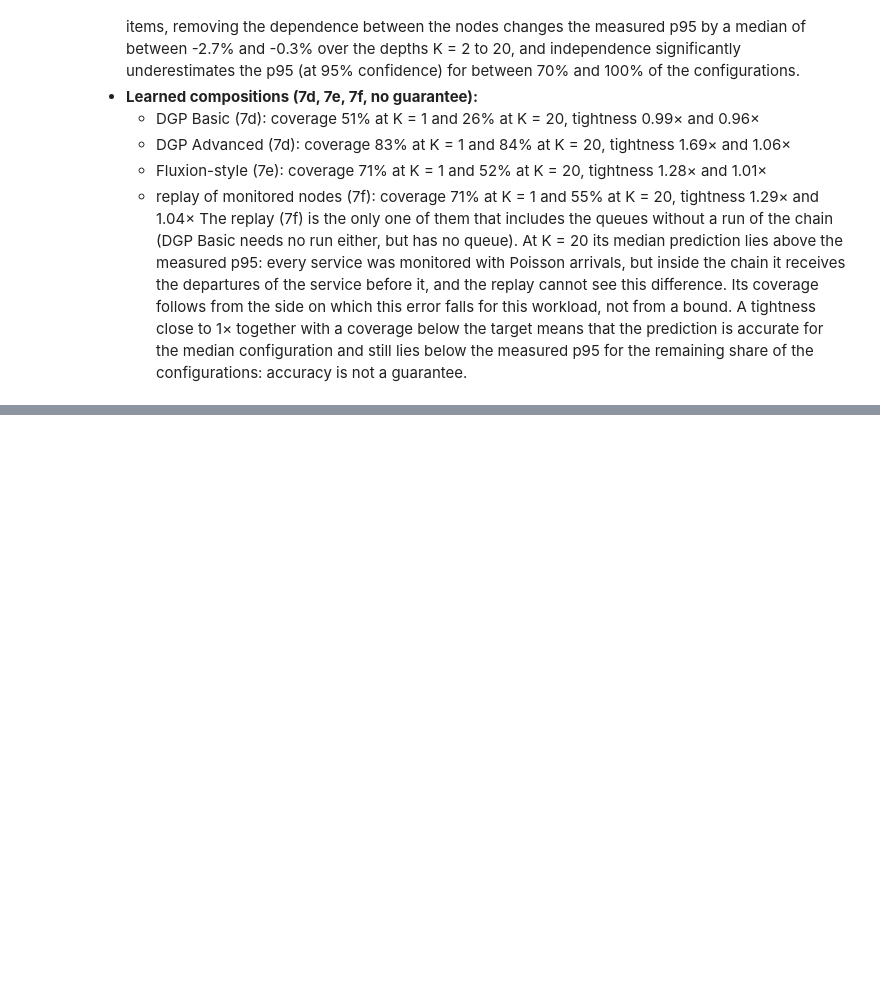
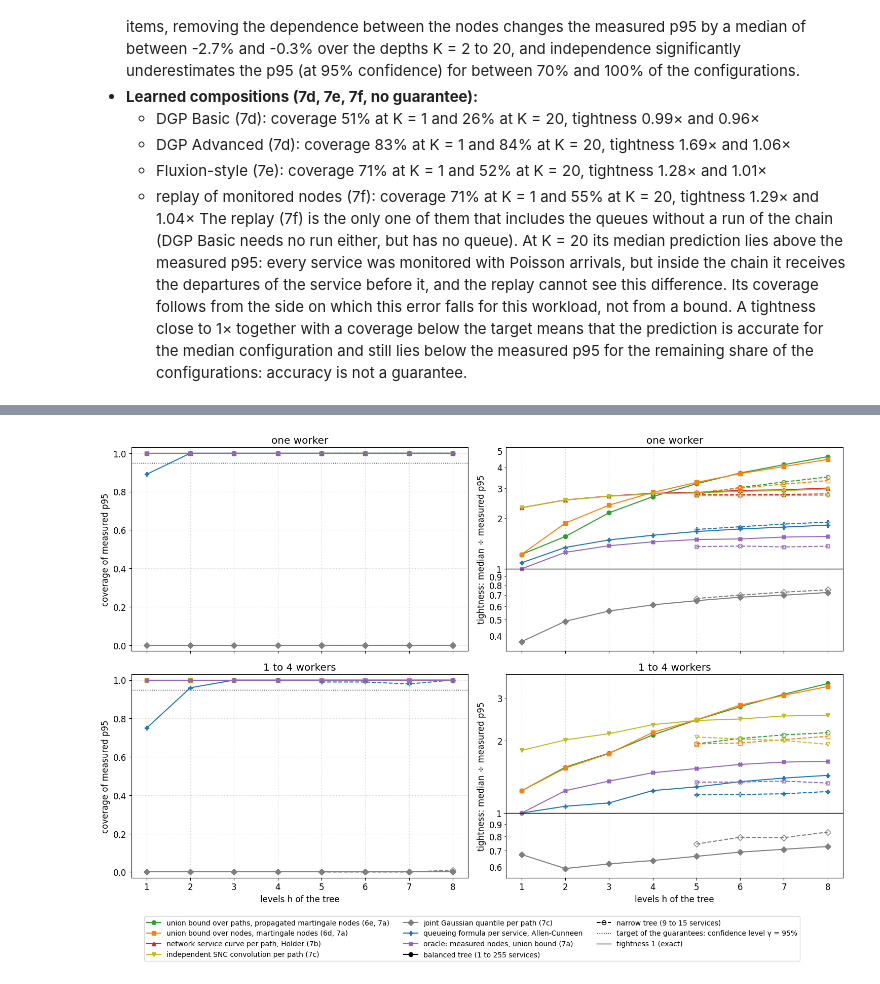
Before and after one commit to borissedlak/composable-autonomous-offerings, a Jupyter notebook: notebooks/tsc/1_method_synthetic.ipynb, the cells around one changed output, grey strips where cells are left out. Cells and saved outputs as stored; diff of their text form; code cells hidden in the pictures; blank space fills up the shorter version.

Commit message:
add fork-join trees to the synthetic method notebook
Co-Authored-By: Claude Opus 5.5 <noreply@anthropic.com>

```diff
--- a/notebooks/tsc/1_method_synthetic.ipynb
+++ b/notebooks/tsc/1_method_synthetic.ipynb
@@ -1445,0 +1673,8 @@ display(Markdown(
+# %%
+# Joint Gaussian quantile of the predicted execution times per path (joint_gaussian_quantile in pegasus/baselines.py)
+for key, run in tree_runs.items():
+    services = run["services"]
+    tree_results[key]["joint Gaussian quantile per path (7c)"] = max_over_paths(
+        run["paths"], lambda path: joint_gaussian_quantile([predictions_tree[services[k]][0] for k in path],
+                                                           [predictions_tree[services[k]][1] for k in path], z_score),
+        path_key=lambda path: tuple(services[k] for k in path))
@@ -1445,0 +1689,7 @@ display(Markdown(
+# %%
+# Allen-Cunneen latency quantile per service, added along every path (queueing_formula_latency in pegasus/baselines.py)
+for key, run in tree_runs.items():
+    services, workers = run["services"], run["workers"]
+    formula_quantiles = [queueing_formula_latency(predictions_tree[s][0], predictions_tree[s][1] ** 2, epsilon=alpha, workers=workers[:, k],
+                                                  **run["workload"]) for k, s in enumerate(services)]
+    tree_results[key]["queueing formula per service, Allen-Cunneen"] = max_path_sum(run["paths"], lambda k, previous: formula_quantiles[k])
@@ -1445,0 +1703,4 @@ display(Markdown(
+# %%
+# Measured node quantiles at 1 - alpha / N (setup cell), added along the longest path
+for key, run in tree_runs.items():
+    tree_results[key]["oracle: measured nodes, union bound (7a)"] = max_path_sum(run["paths"], lambda k, previous: run["node_quantiles"][:, k])
@@ -1445,0 +1721,54 @@ display(Markdown(
+# %%
+# Coverage and tightness of the methods of 10b-10h over the levels h (source: tree_results and tree_runs of this section)
+from matplotlib.lines import Line2D
+from matplotlib.ticker import FuncFormatter
+
+plt.style.use('default')
+plt.rcParams.update({'font.size': 12})
+tree_method_styles = {   # color and marker per method: guarantees first, then baselines, then the oracle
+    "union bound over paths, propagated martingale nodes (6e, 7a)": ("tab:green", "o"),
+    "union bound over nodes, martingale nodes (6d, 7a)": ("tab:orange", "s"),
+    "network service curve per path, Hölder (7b)": ("tab:red", "^"),
+    "independent SNC convolution per path (7c)": ("tab:olive", "v"),
+    "joint Gaussian quantile per path (7c)": ("tab:gray", "D"),
+    "queueing formula per service, Allen-Cunneen": ("tab:blue", "P"),
+    "oracle: measured nodes, union bound (7a)": ("tab:purple", "X"),
+}
+tree_coverage = lambda key, name: np.mean(tree_results[key][name] >= tree_runs[key]["measured_low"])
+tree_tightness = lambda key, name: np.median(tree_results[key][name] / tree_runs[key]["measured"])
+size_range = lambda shape, levels: f"{len(trees[(shape, min(levels))][1])} to {len(trees[(shape, max(levels))][1])} services"
+
+fig, axes = plt.subplots(2, 2, figsize=(15, 9.6), sharex=True)
+handles = {}
+for row, version in zip(axes, tree_versions):
+    for shape, levels, linestyle, filled in (("balanced", tree_levels, "-", True), ("narrow", narrow_levels, "--", False)):
+        for name, (color, marker) in tree_method_styles.items():
+            if name not in tree_results[(version, shape, min(levels))]:
+                continue   # 10d: one worker only
+            for ax, metric in zip(row, (tree_coverage, tree_tightness)):
+                line, = ax.plot(list(levels), [metric((version, shape, h), name) for h in levels], linestyle=linestyle, marker=marker,
+                                color=color, markerfacecolor=color if filled else "none", linewidth=1.5)
+            handles.setdefault(name, line)
+    row[0].axhline(confidence, color="black", linestyle=":", linewidth=1)
+    row[1].axhline(1.0, color="black", linewidth=1)
+    row[0].set_ylim(-0.03, 1.03)
+    row[0].set_ylabel(f"coverage of measured p{p_str}")
+    row[1].set_ylabel(f"tightness: median ÷ measured p{p_str}")
+    row[1].set_yscale("log")
+    for axis in (row[1].yaxis.set_major_formatter, row[1].yaxis.set_minor_formatter):   # plain ratios instead of powers of ten
+        axis(FuncFormatter(lambda value, _: f"{value:g}"))
+    for ax in row:
+        ax.set_title(version)
+        ax.grid(True, linestyle=":", alpha=0.6)
+for ax in axes[1]:
+    ax.set_xlabel("levels h of the tree")
+    ax.set_xticks(list(tree_levels))
+handles[f"balanced tree ({size_range('balanced', tree_levels)})"] = Line2D([], [], color="black", linestyle="-", marker="o")
+handles[f"narrow tree ({size_range('narrow', narrow_levels)})"] = Line2D([], [], color="black", linestyle="--", marker="o", markerfacecolor="none")
+handles[f"target of the guarantees: confidence level γ = {confidence:.0%}"] = Line2D([], [], color="black", linestyle=":", linewidth=1)
+handles["tightness 1 (exact)"] = Line2D([], [], color="black", linewidth=1)
+fig.legend(handles.values(), handles.keys(), loc="upper center", bbox_to_anchor=(0.5, 0.0), ncol=3, fontsize=10)
+plt.tight_layout()
+plt.show()
+# %% [output]
+[figure, added]
```
Also changed, not shown: parts of 27 cells of this notebook, 3 other files.
